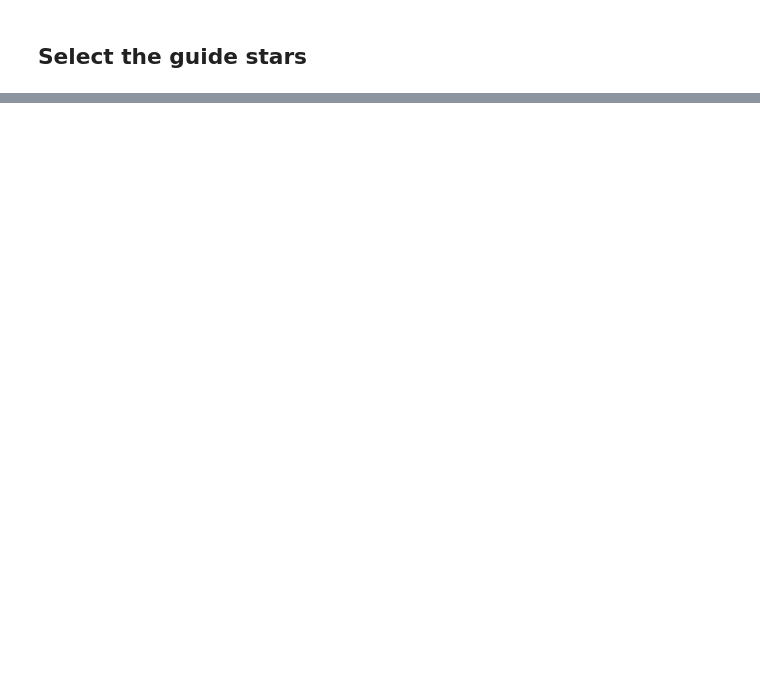
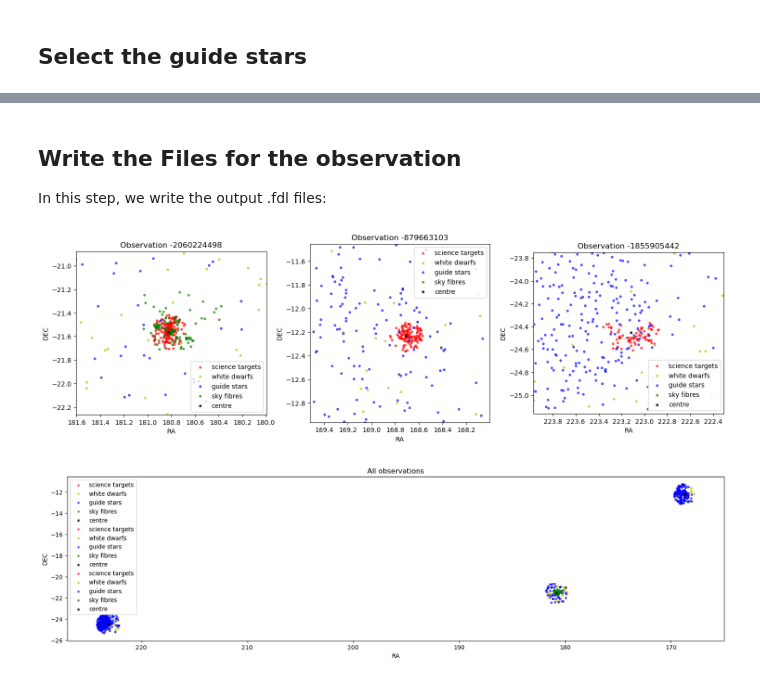
Before and after one commit to FBalzerMPE/aat_target_file_construction, a Jupyter notebook: 0_target_file_construction.ipynb, the cells around one changed output, grey strips where cells are left out. Drawn from its saved outputs; the diff is of its cells as text; code cells hidden in the pictures; blank space fills up the shorter version.

```diff
--- a/0_target_file_construction.ipynb
+++ b/0_target_file_construction.ipynb
@@ -199,23 +150,0 @@ The
-# %%
-
-def _sanitize_fibre_table(table: Table) -> Table:
-    # Sanitize the table by lowercasing colnames and turning ra and dec to degrees
-    table.rename_columns(cols := table.colnames, [col.lower() for col in cols])
-    sky_coords = SkyCoord(table["ra"], table["dec"], unit="deg")
-    table["ra"] = sky_coords.ra
-    table["dec"] = sky_coords.dec
-    return table
-
-
-ALL_FIBRES = _sanitize_fibre_table(PATHS.read_table(PATHS.sky_fibres))
-hf.get_objects_in_circular_region(ALL_FIBRES, ra, dec)
-fig, ax = plt.subplots()
-ax.scatter(ALL_FIBRES["ra"], ALL_FIBRES["dec"], label="sky fibres")
-for cluster_id in CLUSTER_IDS:
-    ra, dec = CENTRE_POSITION_DICT[cluster_id]
-    ax.scatter(ra, dec, label=f"cluster {cluster_id}")
-ax.set_xlabel("RA")
-ax.set_ylabel("DEC")
-ax.invert_xaxis()
-ax.legend()
-ax.set_title("Sky fibres in relation to the clusters")
@@ -224,0 +187,4 @@ Text(0.5, 1.0, 'Sky fibres in relation to the clusters')
+# %% [markdown]
+## Write the Files for the observation
+
+In this step, we write the output .fdl files:
@@ -225,3 +195,15 @@ Text(0.5, 1.0, 'Sky fibres in relation to the clusters')
+# %%
+fig, axes = plt.subplots(1, 3, figsize=(18, 5))
+for ax, container in zip(axes, TARGET_CONTAINERS):
+    container.plot_sources_on_ax(ax, alpha=0.6, marker=".")
+    ax.margins(-0.1)
+fig, ax = plt.subplots(figsize=(20, 20))
+for container in TARGET_CONTAINERS:
+    container.plot_sources_on_ax(ax, alpha=0.6, marker=".")
+    ax.set_title("All observations")
+# %% [output]
+[figure, added]
+[figure, added]
 # %%
 # Copied file header:
 LABEL = "eromapper cluster follow-up"
```
Also changed, not shown: parts of 17 cells of this notebook, 5 other files.
